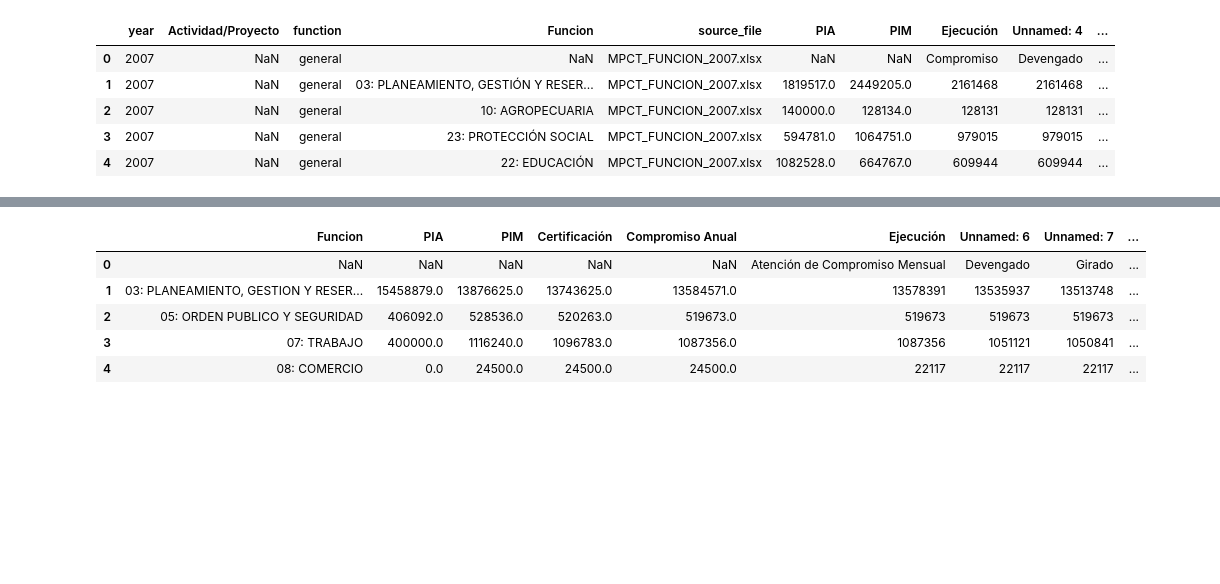
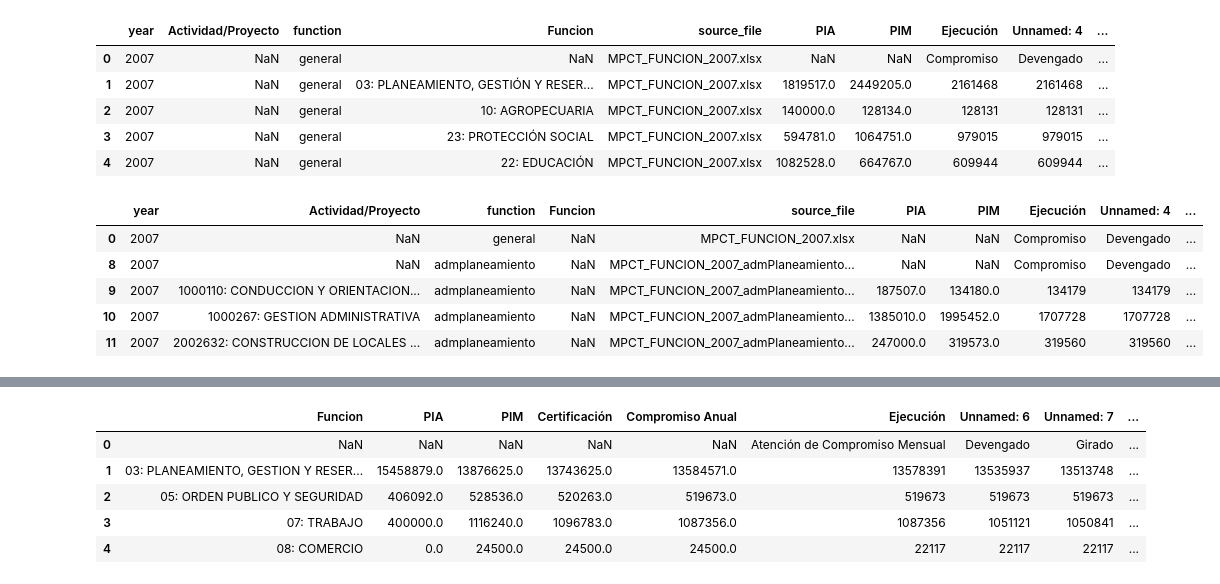
Before and after one commit to M21x1/PipeLiningEverythingProjetcs, a Jupyter notebook: consultaAmigable_pipeline/writeUp_mef/exploring_data_writeup.ipynb, the cells around one changed output, grey strips where cells are left out. Cells and saved outputs as stored; diff of their text form; code cells hidden in the pictures; blank space fills up the shorter version.

```diff
--- a/consultaAmigable_pipeline/writeUp_mef/exploring_data_writeup.ipynb
+++ b/consultaAmigable_pipeline/writeUp_mef/exploring_data_writeup.ipynb
@@ -95,3 +95,14 @@ df_2007.head()
 | 2 | 2007 | NaN | general | 10: AGROPECUARIA | MPCT_FUNCION_2007.xlsx | 140000.0 | 128134.0 | 128131 | 128131 | ... |
 | 3 | 2007 | NaN | general | 23: PROTECCIÓN SOCIAL | MPCT_FUNCION_2007.xlsx | 594781.0 | 1064751.0 | 979015 | 979015 | ... |
 | 4 | 2007 | NaN | general | 22: EDUCACIÓN | MPCT_FUNCION_2007.xlsx | 1082528.0 | 664767.0 | 609944 | 609944 | ... |
+# %%
+df_2007.drop(df_2007[df_2007["Funcion"].notna()].index, inplace=True)
+
+df_2007.head()
+# %% [output]
+|  | year | Actividad/Proyecto | function | Funcion | source_file | PIA | PIM | Ejecución | Unnamed: 4 | ... |
+| 0 | 2007 | NaN | general | NaN | MPCT_FUNCION_2007.xlsx | NaN | NaN | Compromiso | Devengado | ... |
+| 8 | 2007 | NaN | admplaneamiento | NaN | MPCT_FUNCION_2007_admPlaneamiento... | NaN | NaN | Compromiso | Devengado | ... |
+| 9 | 2007 | 1000110: CONDUCCION Y ORIENTACION... | admplaneamiento | NaN | MPCT_FUNCION_2007_admPlaneamiento... | 187507.0 | 134180.0 | 134179 | 134179 | ... |
+| 10 | 2007 | 1000267: GESTION ADMINISTRATIVA | admplaneamiento | NaN | MPCT_FUNCION_2007_admPlaneamiento... | 1385010.0 | 1995452.0 | 1707728 | 1707728 | ... |
+| 11 | 2007 | 2002632: CONSTRUCCION DE LOCALES ... | admplaneamiento | NaN | MPCT_FUNCION_2007_admPlaneamiento... | 247000.0 | 319573.0 | 319560 | 319560 | ... |
```
Also changed, not shown: parts of 6 cells of this notebook.
